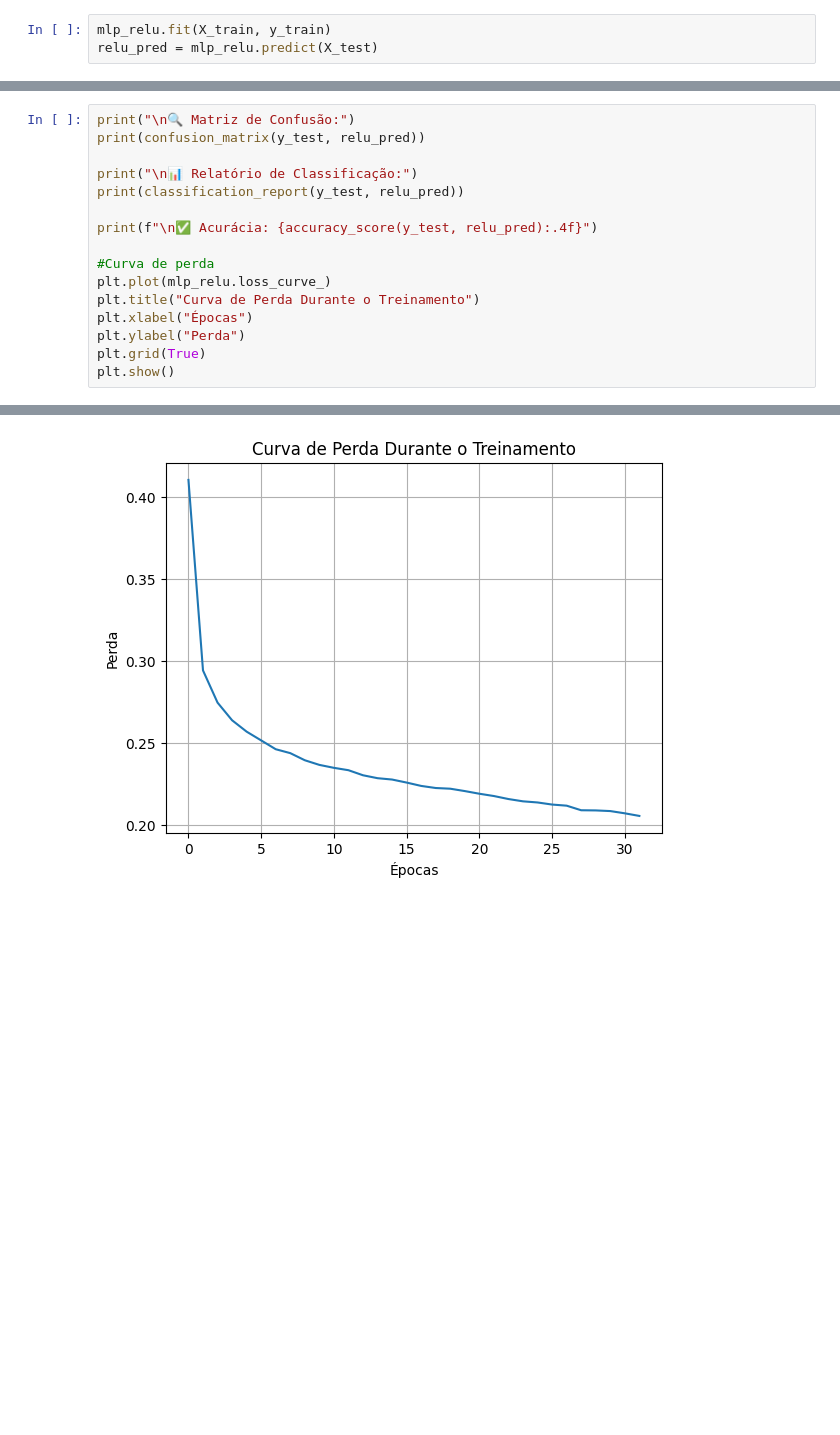
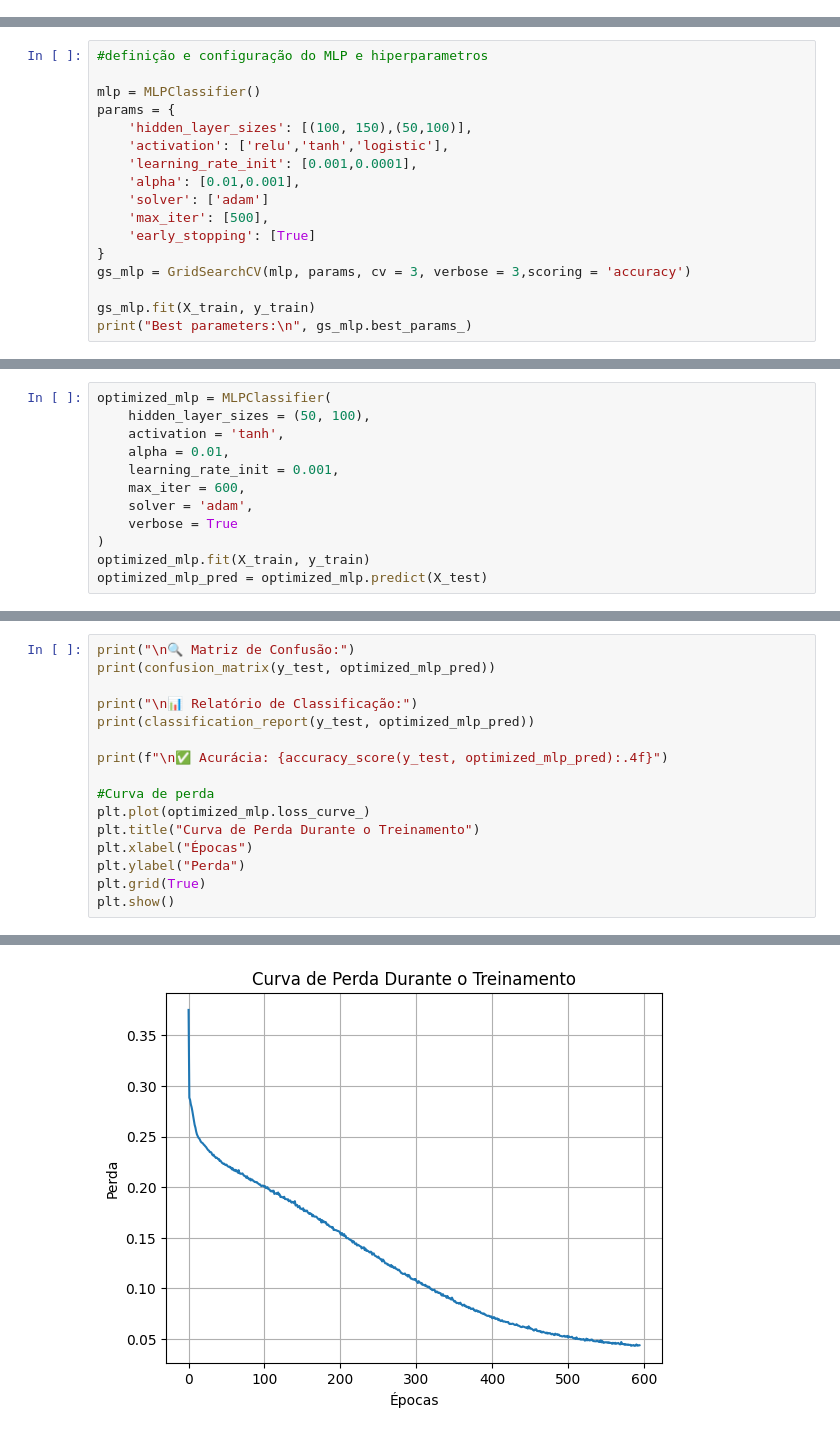
Before and after one commit to Davi-SO/Redes-neurais, a Jupyter notebook: MLP1.ipynb, the cells around one changed output, grey strips where cells are left out. Drawn from its saved outputs; the diff is of its cells as text; blank space fills up the shorter version.

```diff
--- a/MLP1.ipynb
+++ b/MLP1.ipynb
@@ -64,3 +29,0 @@ mlp_identity = MLPClassifier(
-# %%
-mlp_relu.fit(X_train, y_train)
-relu_pred = mlp_relu.predict(X_test)
@@ -84,0 +30,17 @@ Validation score did not improve more than tol=0.000100 for 10 consecutive epoch
+# %%
+#definição e configuração do MLP e hiperparametros
+
+mlp = MLPClassifier()
+params = {
+    'hidden_layer_sizes': [(100, 150),(50,100)],
+    'activation': ['relu','tanh','logistic'],
+    'learning_rate_init': [0.001,0.0001],
+    'alpha': [0.01,0.001],
+    'solver': ['adam']
+    'max_iter': [500],
+    'early_stopping': [True]
+}
+gs_mlp = GridSearchCV(mlp, params, cv = 3, verbose = 3,scoring = 'accuracy')
+
+gs_mlp.fit(X_train, y_train)
+print("Best parameters:\n", gs_mlp.best_params_)
@@ -84,0 +65,12 @@ Validation score did not improve more than tol=0.000100 for 10 consecutive epoch
+# %%
+optimized_mlp = MLPClassifier(
+    hidden_layer_sizes = (50, 100),
+    activation = 'tanh',
+    alpha = 0.01,
+    learning_rate_init = 0.001,
+    max_iter = 600,
+    solver = 'adam',
+    verbose = True
+)
+optimized_mlp.fit(X_train, y_train)
+optimized_mlp_pred = optimized_mlp.predict(X_test)
@@ -85,14 +95,14 @@ Validation score did not improve more than tol=0.000100 for 10 consecutive epoch
 # %%
 print("\n🔍 Matriz de Confusão:")
-print(confusion_matrix(y_test, relu_pred))
+print(confusion_matrix(y_test, optimized_mlp_pred))
 
 print("\n📊 Relatório de Classificação:")
-print(classification_report(y_test, relu_pred))
+print(classification_report(y_test, optimized_mlp_pred))
 
-print(f"\n✅ Acurácia: {accuracy_score(y_test, relu_pred):.4f}")
+print(f"\n✅ Acurácia: {accuracy_score(y_test, optimized_mlp_pred):.4f}")
 
 #Curva de perda
-plt.plot(mlp_relu.loss_curve_)
+plt.plot(optimized_mlp.loss_curve_)
 plt.title("Curva de Perda Durante o Treinamento")
 plt.xlabel("Épocas")
 plt.ylabel("Perda")
@@ -118 +128 @@ weighted avg       0.89      0.89      0.89      2466
-[figure, old version]
+[figure, new version]
```
Also changed, not shown: parts of 14 cells of this notebook.
